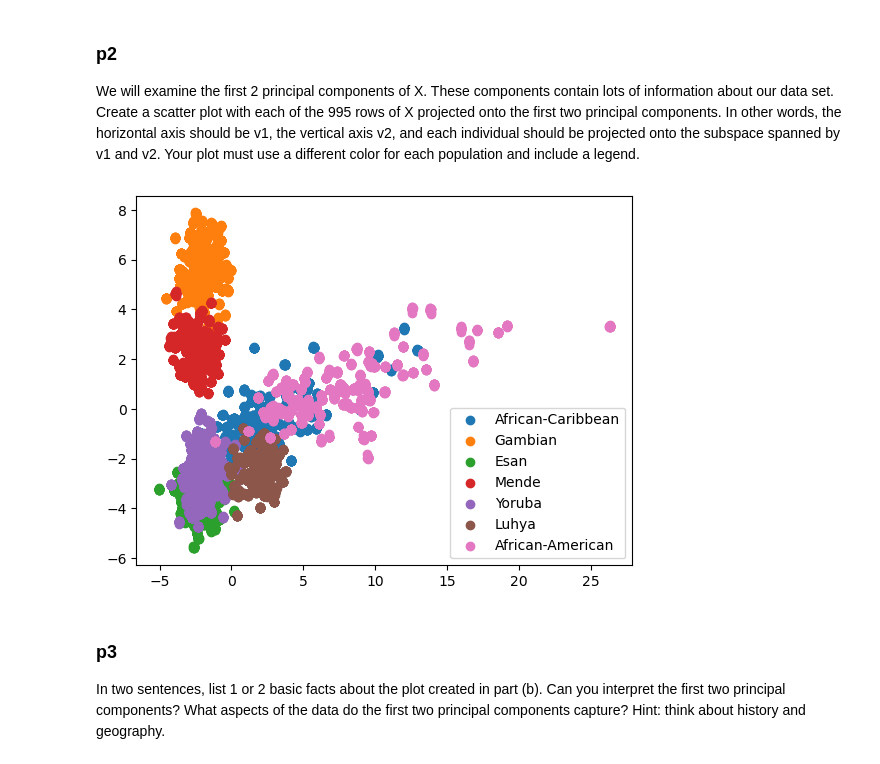
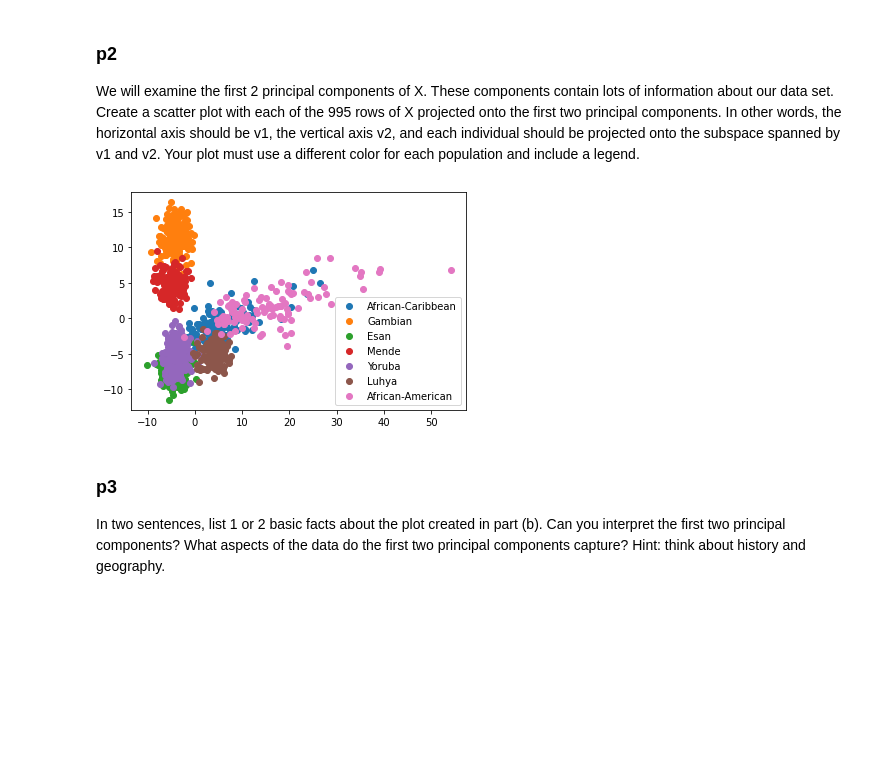
Before and after one commit to giffel99/ssy316-advanced-probabilistic, a Jupyter notebook: take-home/q1.ipynb, the cells around one changed output. Cells and saved outputs as stored; diff of their text form; code cells hidden in the pictures; blank space fills up the shorter version.

```diff
--- a/take-home/q1.ipynb
+++ b/take-home/q1.ipynb
@@ -31,3 +32,6 @@ for row in genomes_matrix:
 # %%
 binary_matrix = np.array(binary_matrix_list)
 binary_matrix.shape
+scaler = StandardScaler()
+
+binary_matrix_normalized = scaler.fit_transform(binary_matrix)
@@ -66,19 +68,19 @@ population_dict = {
 }
 # %%
 pca = PCA(n_components=2)
-X_PCA_2 = pca.fit_transform(binary_matrix)
+X_PCA_2 = pca.fit_transform(binary_matrix_normalized)
 
 
 for i in range(len(genomes_matrix_full)):
     population_dict[genomes_matrix_full[i][2]].append(X_PCA_2[i])
 
 for key, value in population_dict.items():
     value = np.array(value)
     plt.scatter(value[:,0],value[:,1], label=population_name_dict[key])
 plt.legend()
 plt.show()
 # %% [output]
-[figure, old version]
+[figure, new version]
 # %% [markdown]
 ### p3
 In two sentences, list 1 or 2 basic facts about the plot created in part (b). Can you interpret the first two principal components? What aspects of the data do the first two principal components capture? Hint: think about history and geography.
```
Also changed, not shown: parts of 6 cells of this notebook, 1 other file.
